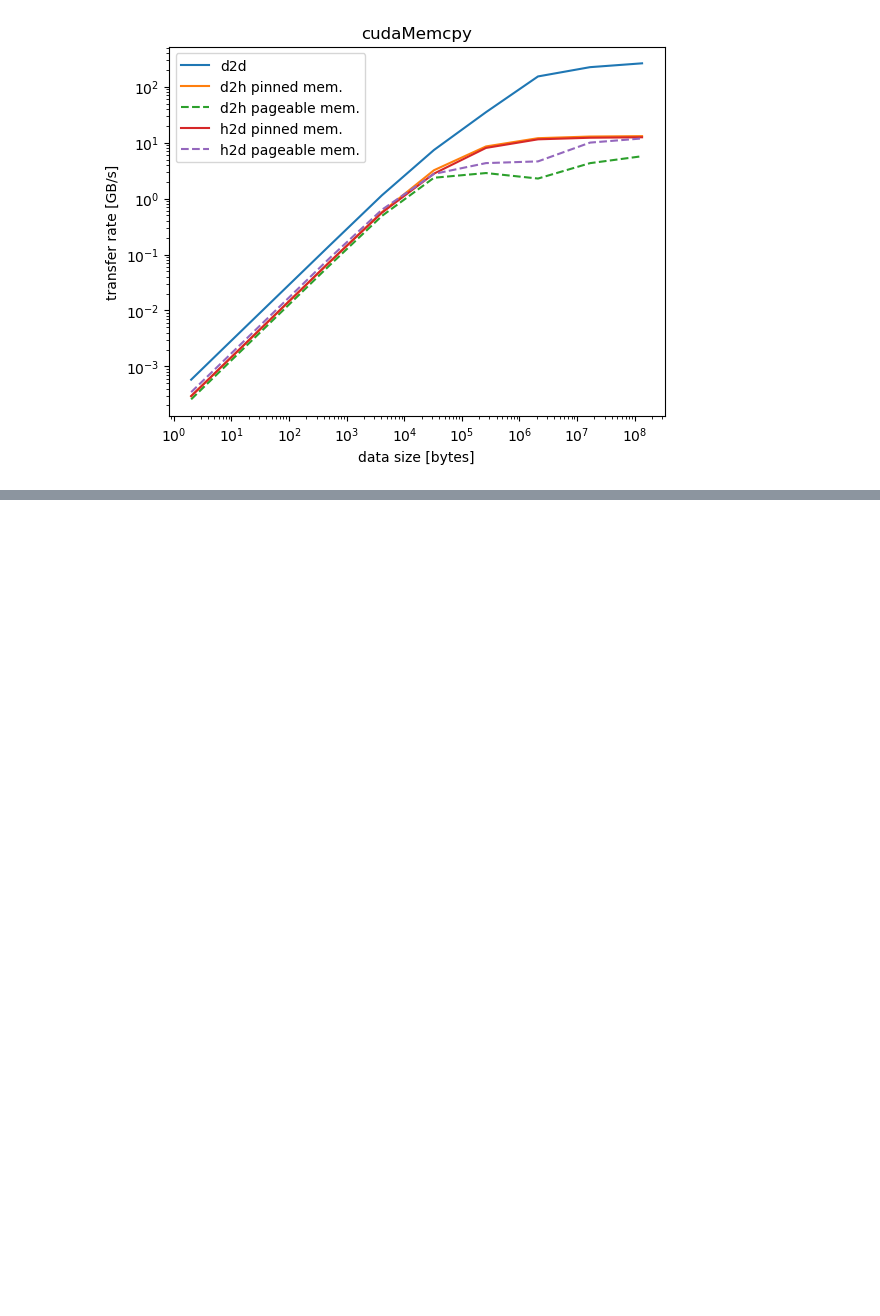
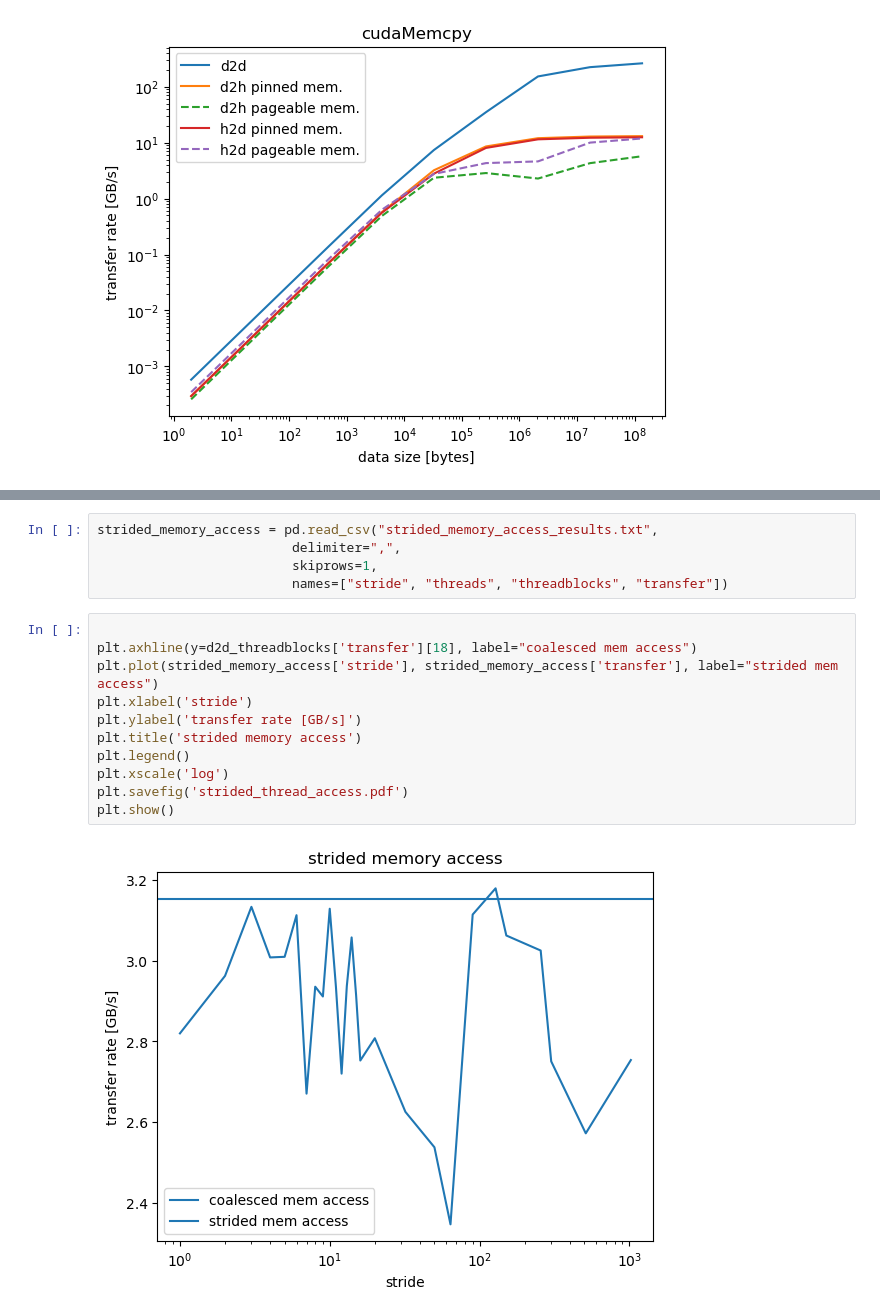
Before and after one commit to noahs-uni/GPU-Computing, a Jupyter notebook: exc03/plots_miro.ipynb, the cells around one changed output, grey strips where cells are left out. Saved outputs shown, nothing was run; the diff lists cells and outputs as text; blank space fills up the shorter version.

```diff
--- a/exc03/plots_miro.ipynb
+++ b/exc03/plots_miro.ipynb
@@ -76,0 +97,18 @@ plt.show()
+# %%
+strided_memory_access = pd.read_csv("strided_memory_access_results.txt",
+                         delimiter=",",
+                         skiprows=1,
+                         names=["stride", "threads", "threadblocks", "transfer"])
+# %%
+
+plt.axhline(y=d2d_threadblocks['transfer'][18], label="coalesced mem access")
+plt.plot(strided_memory_access['stride'], strided_memory_access['transfer'], label="strided mem access")
+plt.xlabel('stride')
+plt.ylabel('transfer rate [GB/s]')
+plt.title('strided memory access')
+plt.legend()
+plt.xscale('log')
+plt.savefig('strided_thread_access.pdf')
+plt.show()
+# %% [output]
+[figure, added]
```
Also changed, not shown: parts of 8 cells of this notebook, 15 other files.
